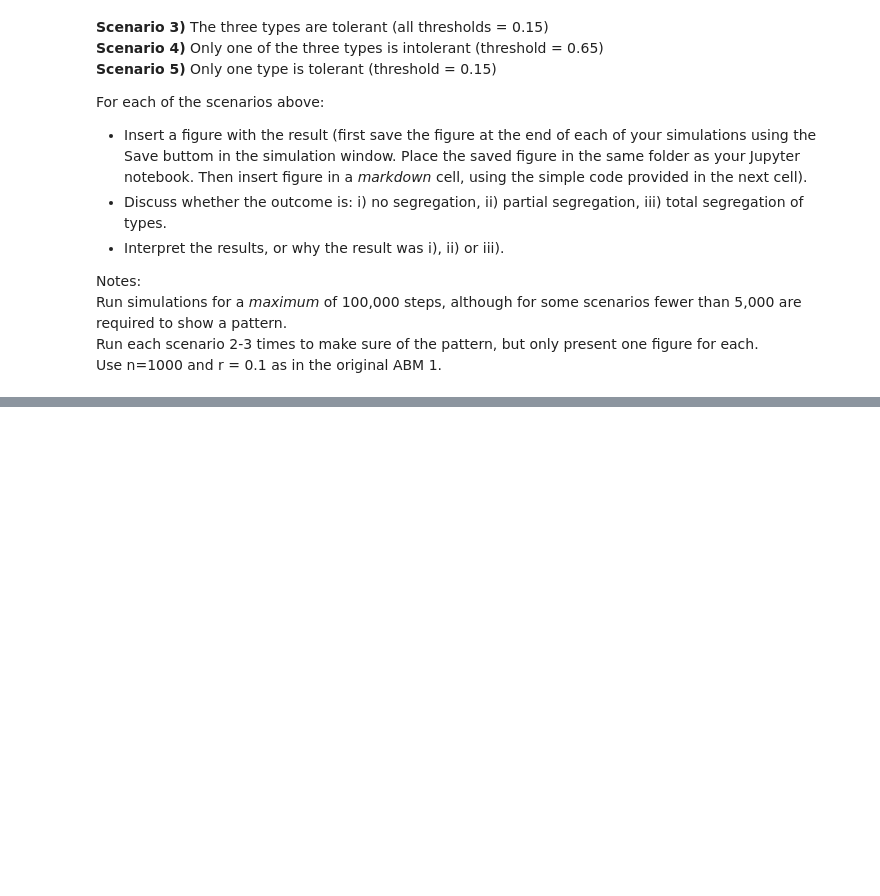
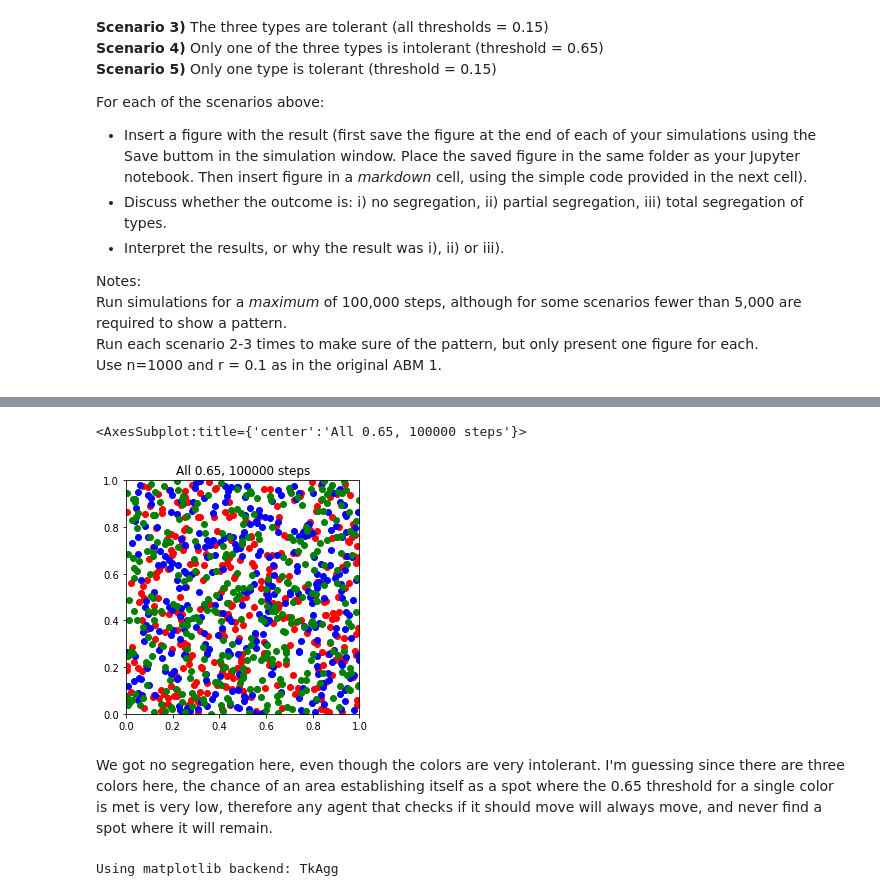
Before and after one commit to kingquote/kingquote, a Jupyter notebook: UZH-files/Bio206/task_3.ipynb, the cells around one changed output, grey strips where cells are left out. Cells and saved outputs as stored; diff of their text form; code cells hidden in the pictures; blank space fills up the shorter version.

```diff
--- a/UZH-files/Bio206/task_3.ipynb
+++ b/UZH-files/Bio206/task_3.ipynb
@@ -32,0 +123,12 @@ Hello, this is the code to add figure (in a markdown cell, not a code cell like
+# %%
+mytitle = "All 0.65, 100000 steps"
+showplot(mytitle=mytitle)
+# %% [output]
+<AxesSubplot:title={'center':'All 0.65, 100000 steps'}>
+[figure, added]
+# %% [markdown]
+We got no segregation here, even though the colors are very intolerant. I'm guessing since there are three colors here, the chance of an area establishing itself as a spot where the 0.65 threshold for a single color is met is very low, therefore any agent that checks if it should move will always move, and never find a spot where it will remain.
+# %%
+pycxsimulator.GUI().start(func=setupfunct(thresh = [0.15, 0.15, 0.15]))
+# %% [output]
+Using matplotlib backend: TkAgg
```
Also changed, not shown: parts of 23 cells of this notebook, 1 other file.
